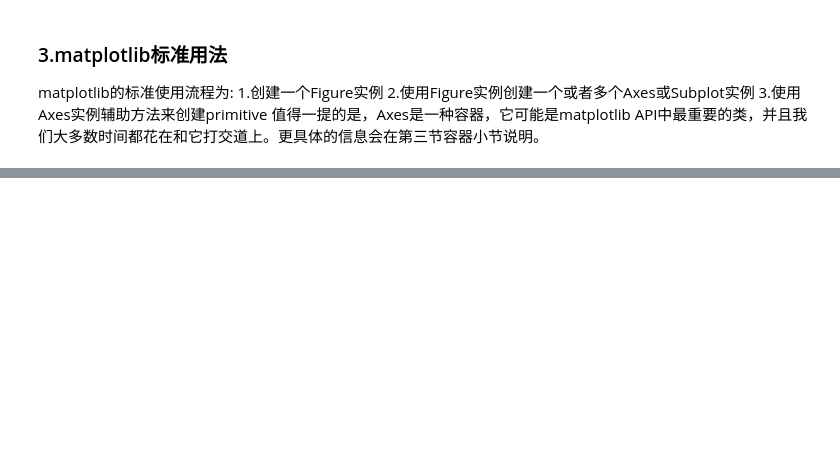
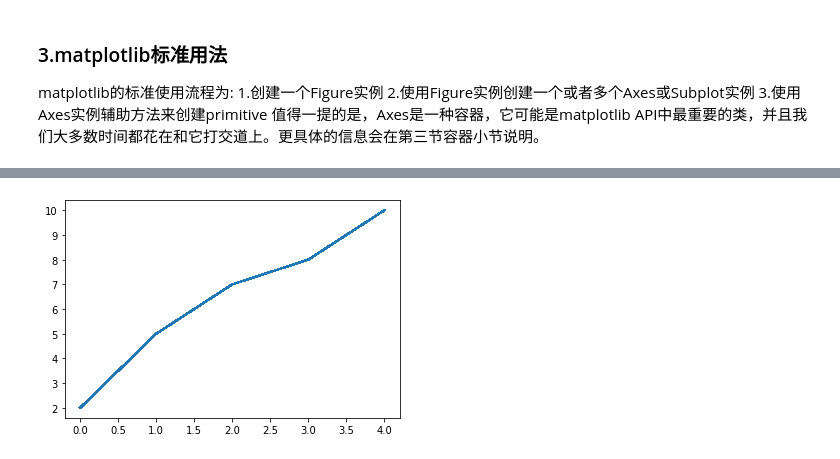
Before and after one commit to shaonfu/matplotlib_study, a Jupyter notebook: matplotlib_learn_second_lesson.ipynb, the cells around one changed output, grey strips where cells are left out. Saved outputs shown, nothing was run; the diff lists cells and outputs as text; code cells hidden in the pictures; blank space fills up the shorter version.

```diff
--- a/matplotlib_learn_second_lesson.ipynb
+++ b/matplotlib_learn_second_lesson.ipynb
@@ -34,0 +98,8 @@ fig = plt.figure()
+# %%
+#2. 通过获得线对象,对线对象进行设置
+x = range(0,5)
+y = [2,5,7,8,10]
+line = plt.plot(x,y,'-')
+line[0].set_antialiased(False)  #关闭抗锯齿
+# %% [output]
+[figure, added]
```
Also changed, not shown: parts of 19 cells of this notebook.
